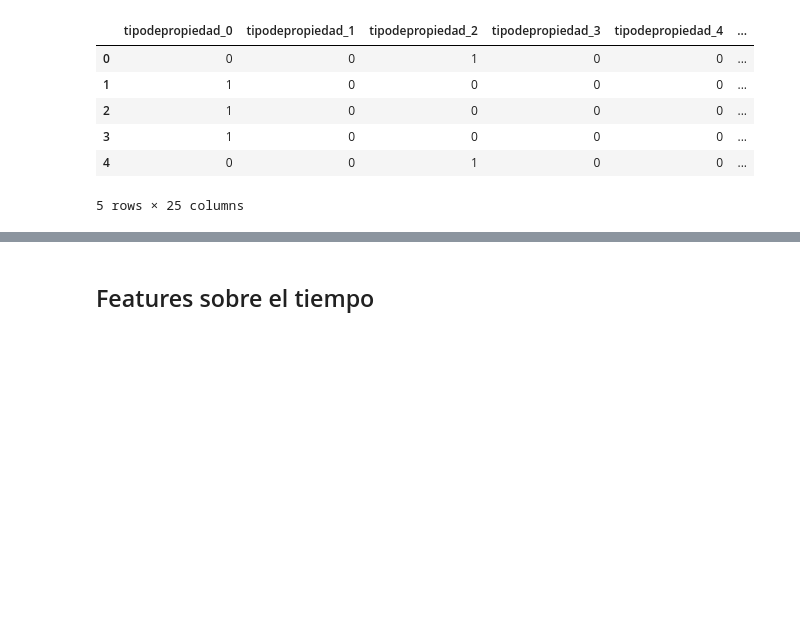
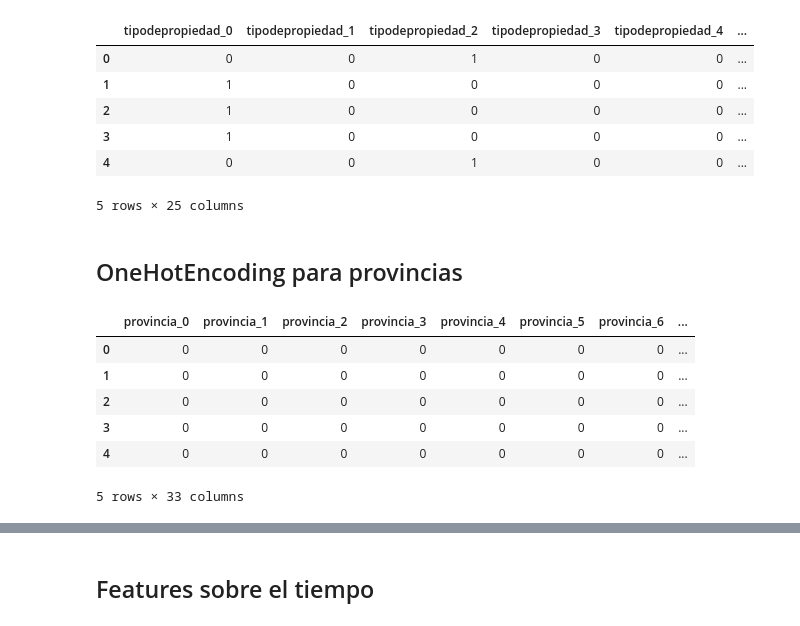
Before and after one commit to luctiz/Grupo43-TP2, a Jupyter notebook: TP2.ipynb, the cells around one changed output, grey strips where cells are left out. Cells and saved outputs as stored; diff of their text form; code cells hidden in the pictures; blank space fills up the shorter version.

```diff
--- a/TP2.ipynb
+++ b/TP2.ipynb
@@ -152,3 +152,13 @@ dummies_test.head()
 | 3 | 1 | 0 | 0 | 0 | 0 | ... |
 | 4 | 0 | 0 | 1 | 0 | 0 | ... |
 5 rows × 25 columns
+# %% [markdown]
+## OneHotEncoding para provincias
+# %%
+#Voy a usar OneHotEncoder para convertir la columna categorica provincia en dummies.
+from sklearn.preprocessing import OneHotEncoder
+enc_prov = OneHotEncoder()
+dummies_prov = enc_prov.fit_transform(train['provincia'].values.reshape(-1, 1)).toarray()
+dummies_prov = pd.DataFrame(dummies_prov)
+dummies_prov_test = enc_prov.transform(test['provincia'].values.reshape(-1, 1)).toarray()
+dummies_prov_test = pd.DataFrame(dummies_prov_test)
@@ -154,0 +170,10 @@ dummies_test.head()
+# %%
+dummies_prov.head()
+# %% [output]
+|  | provincia_0 | provincia_1 | provincia_2 | provincia_3 | provincia_4 | provincia_5 | provincia_6 | ... |
+| 0 | 0 | 0 | 0 | 0 | 0 | 0 | 0 | ... |
+| 1 | 0 | 0 | 0 | 0 | 0 | 0 | 0 | ... |
+| 2 | 0 | 0 | 0 | 0 | 0 | 0 | 0 | ... |
+| 3 | 0 | 0 | 0 | 0 | 0 | 0 | 0 | ... |
+| 4 | 0 | 0 | 0 | 0 | 0 | 0 | 0 | ... |
+5 rows × 33 columns
```
Also changed, not shown: parts of 34 cells of this notebook.
